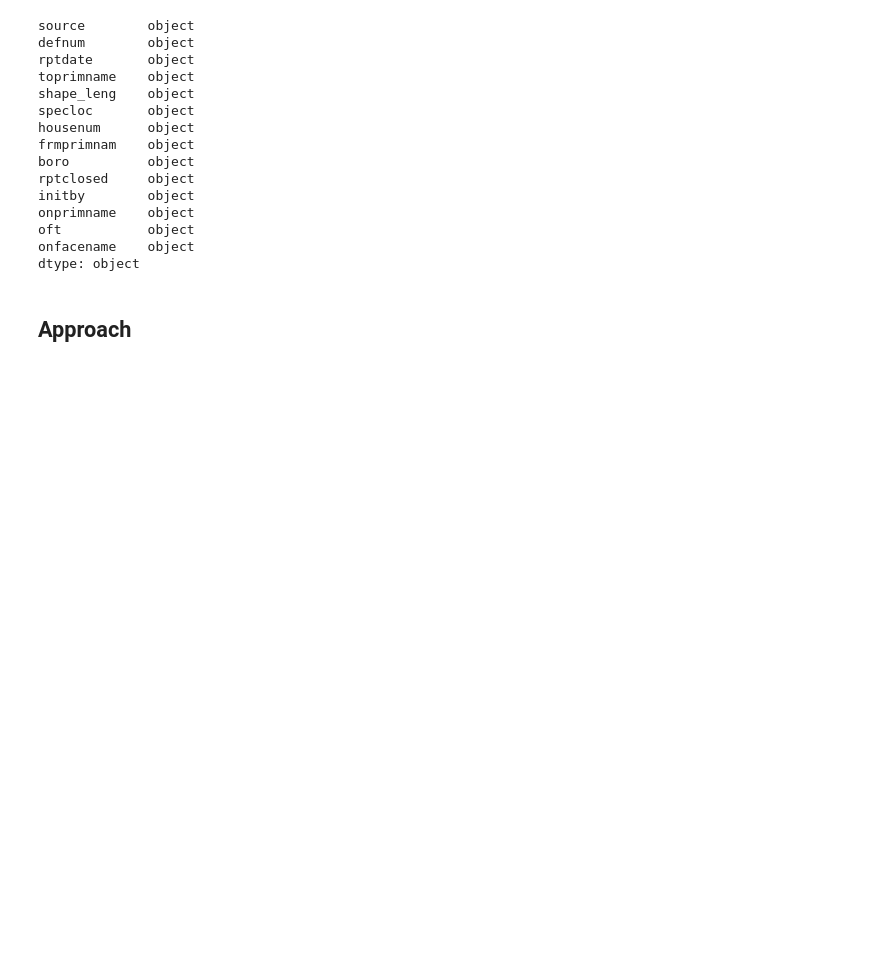
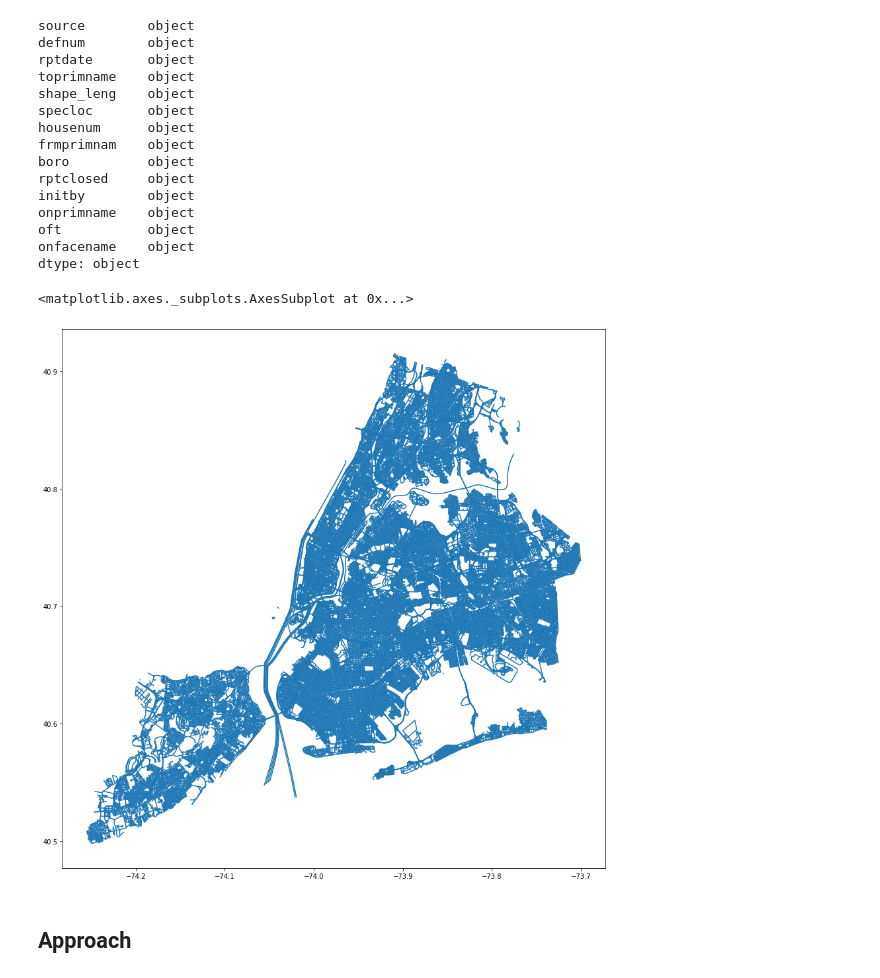
Before and after one commit to AlejandraZS10/capstone_project, a Jupyter notebook: A_Zapata_Capstone Proposal.ipynb, the cells around one changed output. Cells and saved outputs as stored; diff of their text form; code cells hidden in the pictures; blank space fills up the shorter version.

```diff
--- a/A_Zapata_Capstone Proposal.ipynb
+++ b/A_Zapata_Capstone Proposal.ipynb
@@ -110,6 +110,13 @@ onprimname    object
 oft           object
 onfacename    object
 dtype: object
+# %%
+#truck routes
+scl = gpd.read_file('NYC Street Centerline (CSCL).geojson')
+scl.plot(figsize=(30, 15))
+# %% [output]
+<matplotlib.axes._subplots.AxesSubplot at 0x...>
+[figure, added]
 # %% [markdown]
 ## Approach
 # %% [markdown]
```
Also changed, not shown: parts of 2 cells of this notebook, 5 other files.
